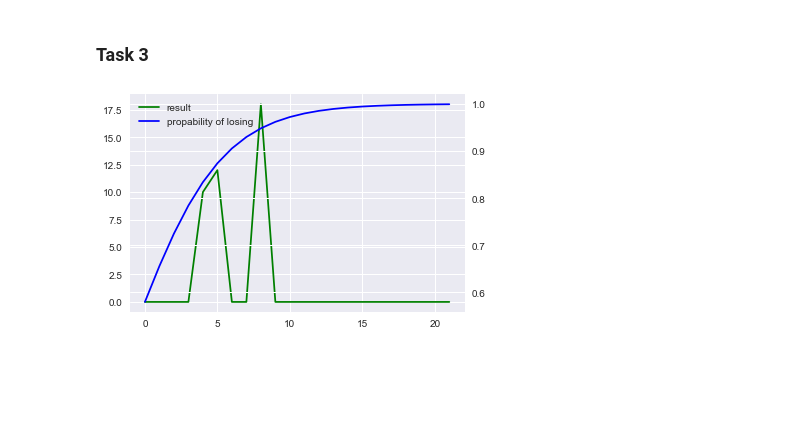
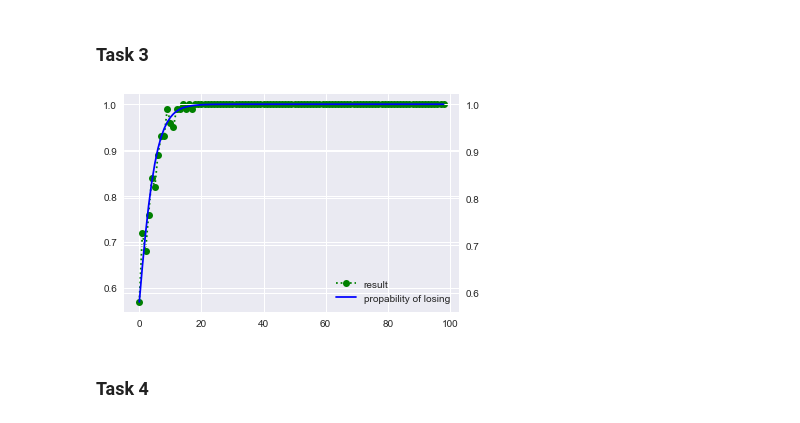
Before and after one commit to witekbobrowski/Academic, a Jupyter notebook: statistical-methods-winter-2017/statistical-methods.ipynb, the cells around one changed output. Drawn from its saved outputs; the diff is of its cells as text; code cells hidden in the pictures; blank space fills up the shorter version.

```diff
--- a/statistical-methods-winter-2017/statistical-methods.ipynb
+++ b/statistical-methods-winter-2017/statistical-methods.ipynb
@@ -73,38 +73,35 @@ def analitical_gambler_ruin(player_bank, opponent_bank, p, q):
     return (player_propability, 1 - player_propability)
 
 # Combine result from actual gambler ruin and analytical result
-#  player_bank: int - initial number of coins for player
-#  opponent_bank: int - initial number of coins for opponent
-#  p: float - propability of player win
-#  q: float - propability of opponent win
-def combine(player_bank, opponent_bank, p, q):
-    result = gambler_ruin(player_bank, opponent_bank, p, q)
-    analitical_result = analitical_gambler_ruin(player_bank, opponent_bank, p, 1-p)
-    return(result["player"][-1], result["opponent"][-1], analitical_result[0], analitical_result[1])
-
-# Combine result from actual gambler ruin and analytical result
 #  bankroll_range: int - a range that will be used as the initial nuber of coins for both players
 #  propability: float - propability of player win
 #  max_i: int
-def generate_results(bankroll_range, propability, max_i):
+def generate_results(tests, bankroll_range, propability, max_i):
     player_results = []
     player_losing_predictions = []
     for bankroll in bankroll_range:
-        result = combine(bankroll, bankroll, propability, max_i)
-        player_results.append(result[0])
-        player_losing_predictions.append(result[2])
+        tests_losts = 0
+        tests_won = 0
+        analitical_result = analitical_gambler_ruin(bankroll, bankroll, propability, 1-propability)[0]
+        for _ in range(0, tests):
+            result = gambler_ruin(bankroll, bankroll, propability, max_i)
+            tests_losts += 1 if result["player"][-1] == 0 else 0
+        player_results.append(tests_losts/tests)
+        player_losing_predictions.append(analitical_result)
     return [player_results, player_losing_predictions]
 # %%
 def plot_and_show(values, twinx_values, title, twinx_title, color, twinx_color):
     fig, axis = plt.subplots()
     twinx_axis = axis.twinx()
-    lines = axis.plot(values, label=title, color=color)
+    lines = axis.plot(values, label=title, color=color, marker='o', linestyle=":")
     lines += twinx_axis.plot(twinx_values, label=twinx_title, color=twinx_color)
     labels = [line.get_label() for line in lines]
     plt.legend(lines, labels, loc='best')
     plt.show()
 
-results = generate_results(range(1, 23), 0.42, 1000)
+results = generate_results(100, range(1, 100), 0.42, 10000)
 plot_and_show(results[0], results[1], "result", "propability of losing", "g", "b")
 # %% [output]
-[figure, old version]
+[figure, new version]
+# %% [markdown]
+### Task 4
```
Also changed, not shown: parts of 4 cells of this notebook.
